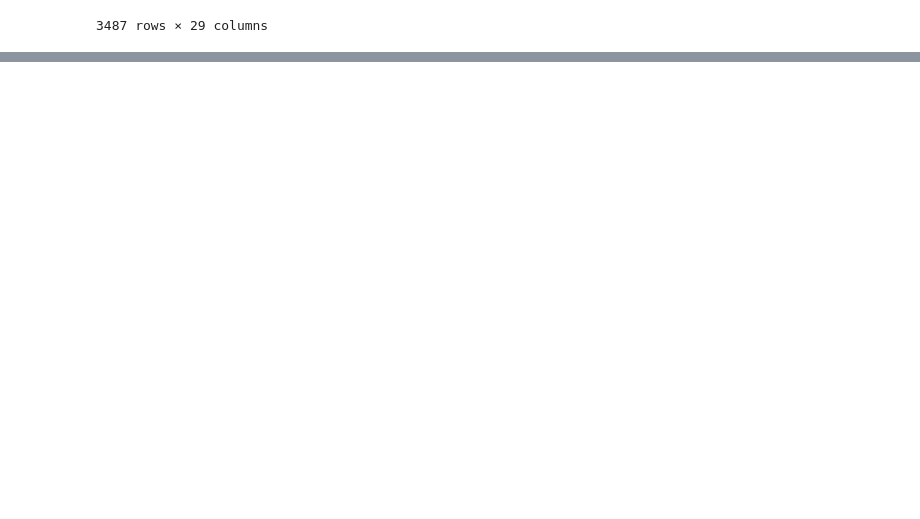
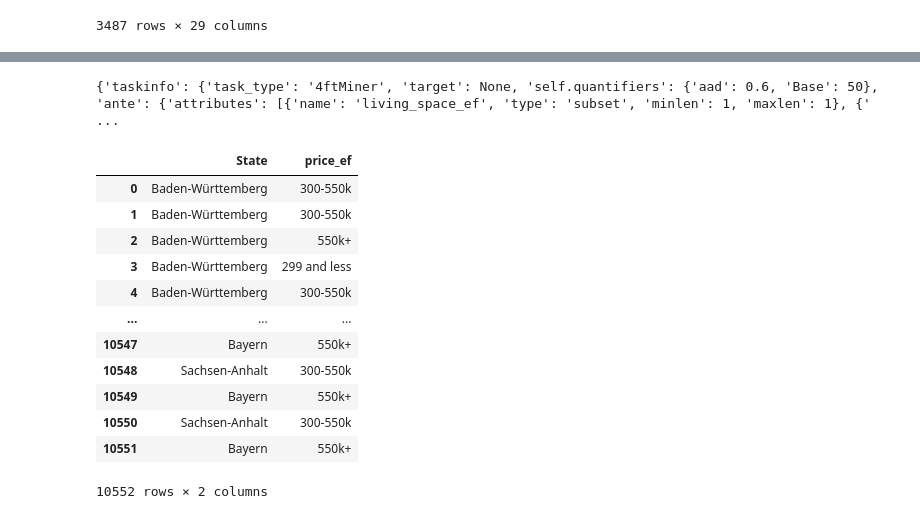
Before and after one commit to clytaemnestra/real-estate-data-analysis, a Jupyter notebook: analysis.ipynb, the cells around one changed output, grey strips where cells are left out. Cells and saved outputs as stored; diff of their text form; code cells hidden in the pictures; blank space fills up the shorter version.

```diff
--- a/analysis.ipynb
+++ b/analysis.ipynb
@@ -638,3 +641,8 @@ df_price_living_space.head()
+# %%
+df['price_ef']= df['price_ef'].values.astype(str)
+df['living_space_ef']= df['living_space_ef'].values.astype(str)
+df['rooms_ef']= df['rooms_ef'].values.astype(str)
+df['bathrooms_ef']= df['bathrooms_ef'].values.astype(str)
 # %%
 # see relationship between living space and price
 hypo = cleverminer(df=df_price_living_space,proc='4ftMiner',
@@ -678,0 +718,4 @@ ValueError: The truth value of a DataFrame is ambiguous. Use a.empty, a.bool(),
+# %%
+print(hypo)
+# %% [output]
+{'taskinfo': {'task_type': '4ftMiner', 'target': None, 'self.quantifiers': {'aad': 0.6, 'Base': 50}, 'ante': {'attributes': [{'name': 'living_space_ef', 'type': 'subset', 'minlen': 1, 'maxlen': 1}, {' ...
@@ -678,0 +724,24 @@ ValueError: The truth value of a DataFrame is ambiguous. Use a.empty, a.bool(),
+# %%
+df['City'] = df['City'].head(100)
+# %%
+ df_price_state = pd.DataFrame({
+     'State': df['State'],
+     'price_ef': price_ef
+
+})
+# %%
+df_price_state
+# %% [output]
+|  | State | price_ef |
+| 0 | Baden-Württemberg | 300-550k |
+| 1 | Baden-Württemberg | 300-550k |
+| 2 | Baden-Württemberg | 550k+ |
+| 3 | Baden-Württemberg | 299 and less |
+| 4 | Baden-Württemberg | 300-550k |
+| ... | ... | ... |
+| 10547 | Bayern | 550k+ |
+| 10548 | Sachsen-Anhalt | 300-550k |
+| 10549 | Bayern | 550k+ |
+| 10550 | Sachsen-Anhalt | 300-550k |
+| 10551 | Bayern | 550k+ |
+10552 rows × 2 columns
```
Also changed, not shown: parts of 26 cells of this notebook.
